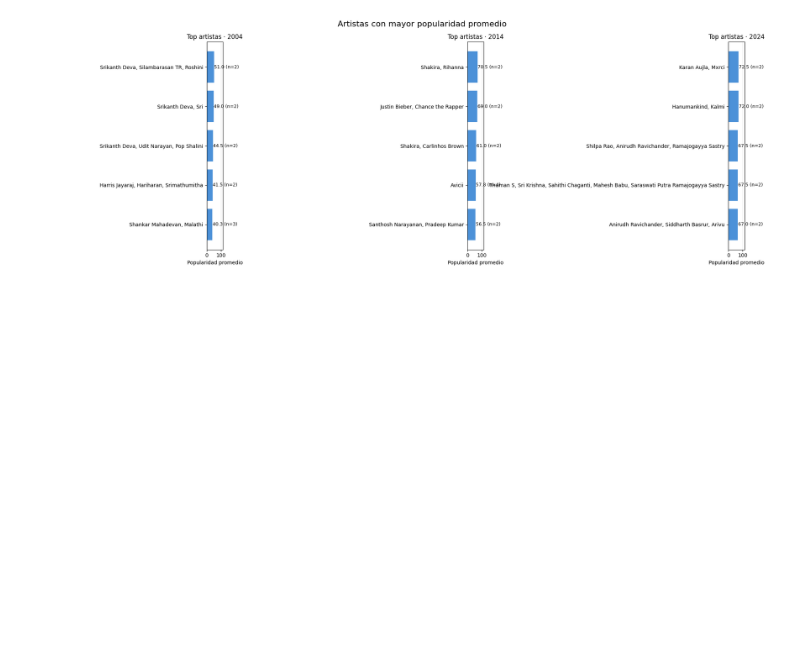
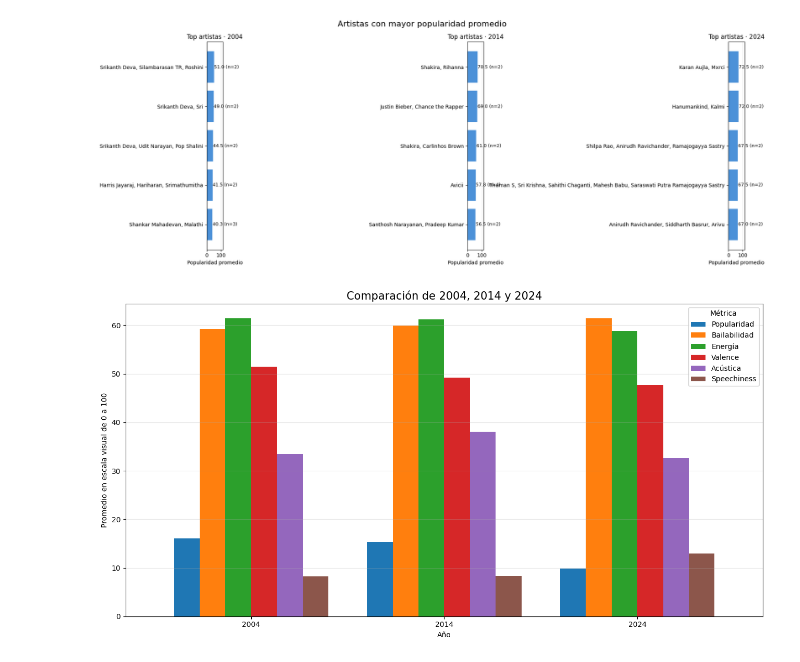
Before and after one commit to Manu26519/Final-Prog, a Jupyter notebook: ppp.ipynb, the cells around one changed output. Drawn from its saved outputs; the diff is of its cells as text; code cells hidden in the pictures; blank space fills up the shorter version.

```diff
--- a/ppp.ipynb
+++ b/ppp.ipynb
@@ -738,3 +738,55 @@ else:
     plt.show()
 # %% [output]
 [figure]
+# %%
+#Gráfico 1: comparar características en 2004, 2014 y 2024
+anios_comparacion = [2004, 2014, 2024]
+
+metricas_comparar = [
+    col for col in [
+        "popularity",
+        "danceability",
+        "energy",
+        "valence",
+        "acousticness",
+        "speechiness"
+    ]
+    if col in promedios_anuales.columns
+]
+
+comparacion_grafico = promedios_anuales.loc[
+    anios_comparacion,
+    metricas_comparar
+].copy()
+
+for col in comparacion_grafico.columns:
+    if col != "popularity":
+        comparacion_grafico[col] = comparacion_grafico[col] * 100
+
+comparacion_grafico = comparacion_grafico.rename(
+    columns={
+        "popularity": "Popularidad",
+        "danceability": "Bailabilidad",
+        "energy": "Energía",
+        "valence": "Valence",
+        "acousticness": "Acústica",
+        "speechiness": "Speechiness"
+    }
+)
+
+comparacion_grafico.plot(
+    kind="bar",
+    figsize=(13, 7),
+    width=0.8
+)
+
+plt.title("Comparación de 2004, 2014 y 2024", fontsize=15)
+plt.xlabel("Año")
+plt.ylabel("Promedio en escala visual de 0 a 100")
+plt.xticks(rotation=0)
+plt.grid(axis="y", alpha=0.3)
+plt.legend(title="Métrica")
+plt.tight_layout()
+plt.show()
+# %% [output]
+[figure, added]
```
